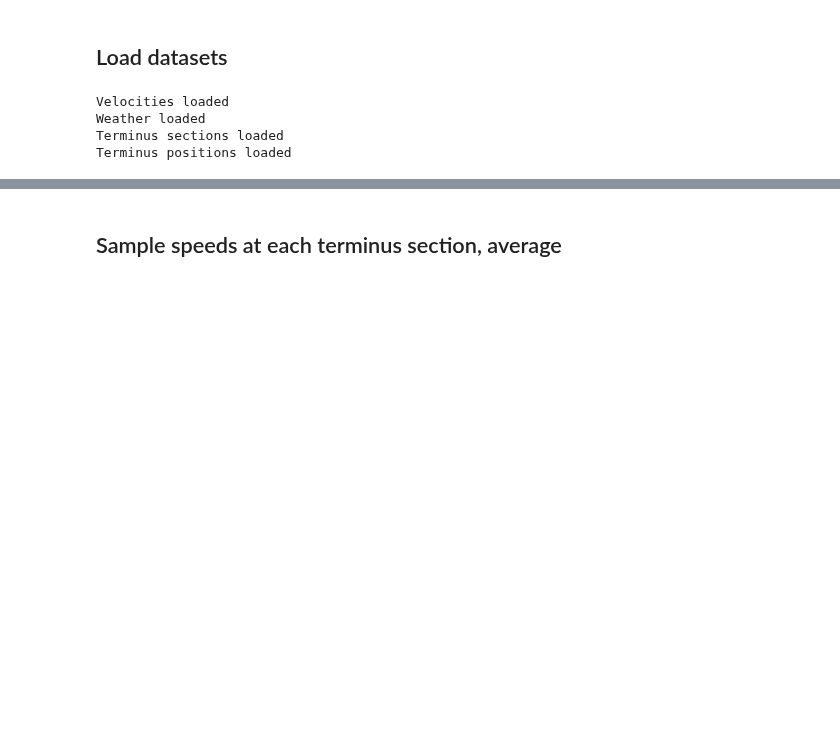
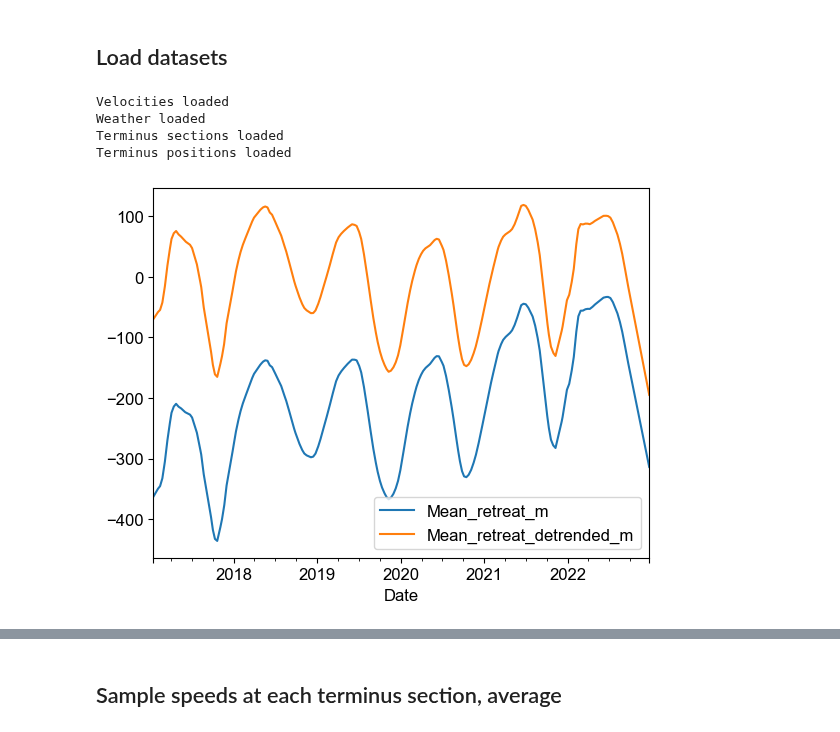
Before and after one commit to pohlan/Hubbard2024, a Jupyter notebook: make_paper_figures/speed_peaks_vs_weather_terminus.ipynb, the cells around one changed output, grey strips where cells are left out. Saved outputs shown, nothing was run; the diff lists cells and outputs as text; code cells hidden in the pictures; blank space fills up the shorter version.

```diff
--- a/make_paper_figures/speed_peaks_vs_weather_terminus.ipynb
+++ b/make_paper_figures/speed_peaks_vs_weather_terminus.ipynb
@@ -35,37 +36,36 @@ print('Velocities loaded')
 # -----Air temperature --> PDDs
 air_fn = os.path.join(data_path, 'weather', 'Yakutat_2000_2023.csv')
 air = pd.read_csv(air_fn)
 # remove empty columns
 air = air[[x for x in list(air.columns) if 'Unnamed' not in x]]
 air['Date_Time'] = pd.DatetimeIndex(air['Date_Time'])
 air.rename(columns={'Date_Time': 'Date'}, inplace=True)
 print('Weather loaded')
 
 # -----Terminus sections
 term_sect_fn = os.path.join(data_path, 'terminus', 'terminus_sections.gpkg')
 term_sect = gpd.read_file(term_sect_fn)
 term_sect = term_sect.to_crs(crs)
 print('Terminus sections loaded')
 
 # -----Terminus
-term_fn = os.path.join(data_path, 'terminus', 'terminus_position_smooth.csv')
+term_fn = os.path.join(data_path, 'terminus', 'terminus_speed_weather.csv')
 term = pd.read_csv(term_fn)
 term['Date'] = pd.to_datetime(term['Date'])
 term.drop_duplicates(inplace=True)
-term['Mean_position_m'] = term[['section_A [m]', 'section_B1 [m]', 'section_B2 [m]', 'section_C [m]']].mean(axis=1)
-term['Mean_position_section_B_m'] = term[['section_B1 [m]', 'section_B2 [m]']].mean(axis=1)
 # Calculate the negative to measure retreat as positive
-term['Mean_retreat_m'] = -term['Mean_position_m']
-term['Mean_retreat_section_B_m'] = -term['Mean_position_section_B_m']
+term['Mean_retreat_m'] = -term['terminus_advance_m']
 # Resample to daily
 term.set_index('Date', inplace=True)
 term = term.resample('1D').interpolate('time')
 term.reset_index(inplace=True)
-# Calculate mean retreat rate [m/d]
-term['Mean_retreat_rate_m/d'] = term['Mean_retreat_m'].diff()
+# Detrend terminus retreat
+term['Mean_retreat_detrended_m'] = detrend(term['Mean_retreat_m'])
+term.set_index('Date')[['Mean_retreat_m', 'Mean_retreat_detrended_m']].plot()
 print('Terminus positions loaded')
 # %% [output]
 Velocities loaded
 Weather loaded
 Terminus sections loaded
 Terminus positions loaded
+[figure, added]
```
Also changed, not shown: parts of 6 cells of this notebook.
